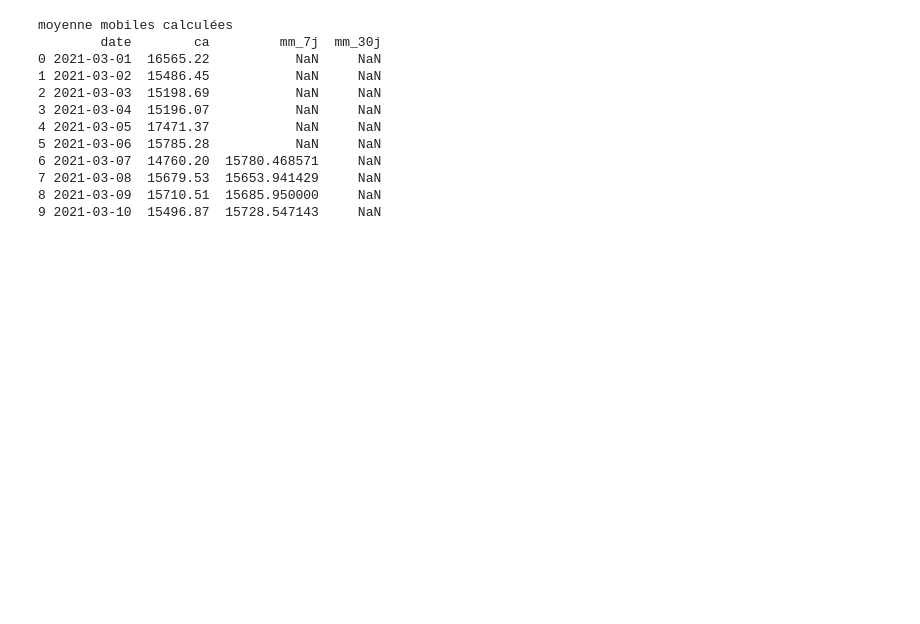
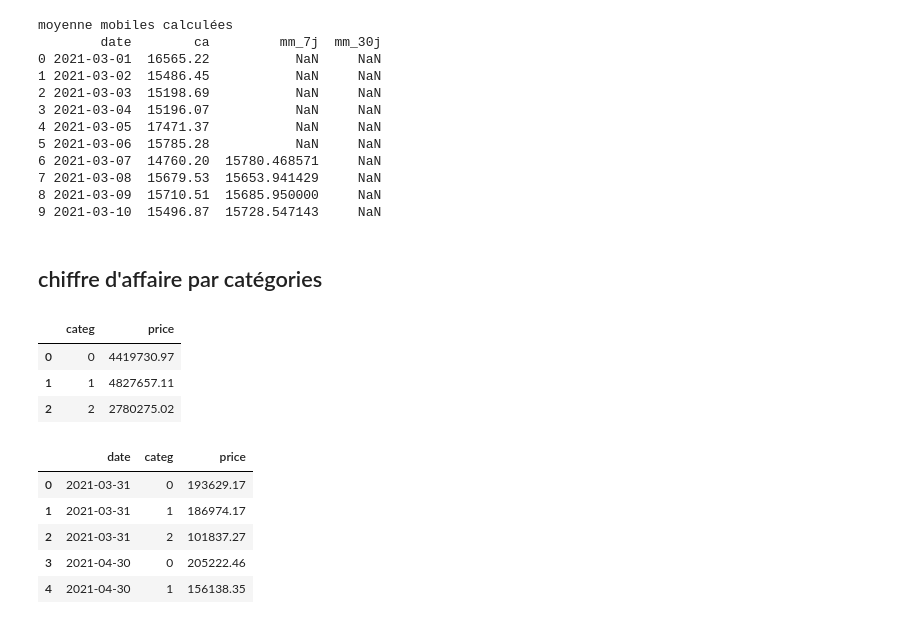
Before and after one commit to Kakicrypto/lapage_project, a Jupyter notebook: notebooks/01_exploration.ipynb, the cells around one changed output. Drawn from its saved outputs; the diff is of its cells as text; code cells hidden in the pictures; blank space fills up the shorter version.

```diff
--- a/notebooks/01_exploration.ipynb
+++ b/notebooks/01_exploration.ipynb
@@ -227,0 +242,11 @@ fig.add_trace(go.Scatter(
+# %% [markdown]
+## chiffre d'affaire par catégories
+# %%
+ca_categorie = df.groupby(by="categ")['price'].sum().reset_index()
+
+ca_categorie.head()
+# %% [output]
+|  | categ | price |
+| 0 | 0 | 4419730.97 |
+| 1 | 1 | 4827657.11 |
+| 2 | 2 | 2780275.02 |
@@ -227,0 +268,11 @@ fig.add_trace(go.Scatter(
+# %%
+#grouper les clients par mois
+ca_mensuel_categ = df.groupby([pd.Grouper(key='date', freq='M'), 'categ'])['price'].sum().reset_index()
+ca_mensuel_categ.head()
+# %% [output]
+|  | date | categ | price |
+| 0 | 2021-03-31 | 0 | 193629.17 |
+| 1 | 2021-03-31 | 1 | 186974.17 |
+| 2 | 2021-03-31 | 2 | 101837.27 |
+| 3 | 2021-04-30 | 0 | 205222.46 |
+| 4 | 2021-04-30 | 1 | 156138.35 |
```
Also changed, not shown: parts of 10 cells of this notebook.
